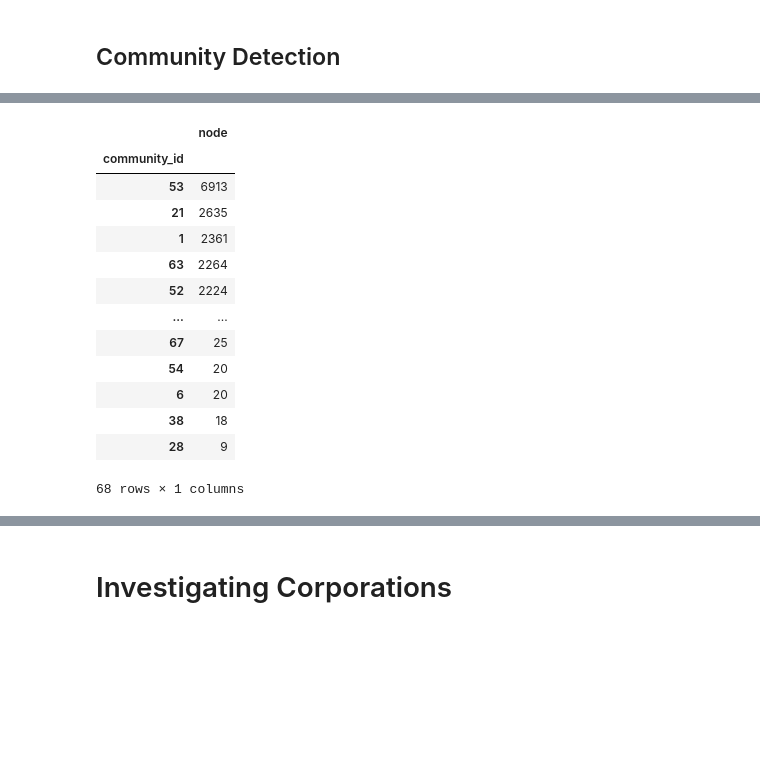
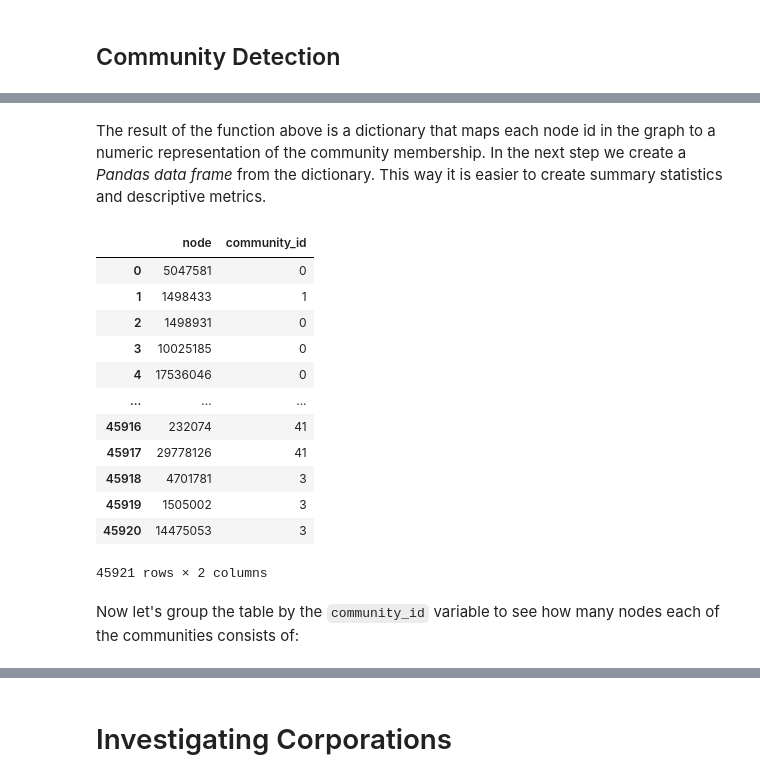
Before and after one commit to sonar-idh/jupyter-curriculum, a Jupyter notebook: notebooks/Notebook 4 - History of Medicine.ipynb, the cells around one changed output, grey strips where cells are left out. Drawn from its saved outputs; the diff is of its cells as text; code cells hidden in the pictures; blank space fills up the shorter version.

```diff
--- a/notebooks/Notebook 4 - History of Medicine.ipynb
+++ b/notebooks/Notebook 4 - History of Medicine.ipynb
@@ -538,21 +584,23 @@ import community as community_louvain
 # %%
 communities = community_louvain.best_partition(largest_component_graph)
+# %% [markdown]
+The result of the function above is a dictionary that maps each node id in the graph to a numeric representation of the community membership. In the next step we create a *Pandas data frame* from the dictionary. This way it is easier to create summary statistics and descriptive metrics.
 # %%
 communities_df = pd.DataFrame(list(communities.items()), columns = ["node", "community_id"])
-
-communities_df.groupby("community_id").count().sort_values("node", ascending = False)
+communities_df
 # %% [output]
-|  | node |
-| community_id |  |
-| 53 | 6913 |
-| 21 | 2635 |
-| 1 | 2361 |
-| 63 | 2264 |
-| 52 | 2224 |
-| ... | ... |
-| 67 | 25 |
-| 54 | 20 |
-| 6 | 20 |
-| 38 | 18 |
-| 28 | 9 |
+|  | node | community_id |
+| 0 | 5047581 | 0 |
+| 1 | 1498433 | 1 |
+| 2 | 1498931 | 0 |
+| 3 | 10025185 | 0 |
+| 4 | 17536046 | 0 |
+| ... | ... | ... |
+| 45916 | 232074 | 41 |
+| 45917 | 29778126 | 41 |
+| 45918 | 4701781 | 3 |
+| 45919 | 1505002 | 3 |
+| 45920 | 14475053 | 3 |
-68 rows × 1 columns
+45921 rows × 2 columns
+# %% [markdown]
+Now let's group the table by the `community_id` variable to see how many nodes each of the communities consists of:
```
Also changed, not shown: parts of 33 cells of this notebook.
